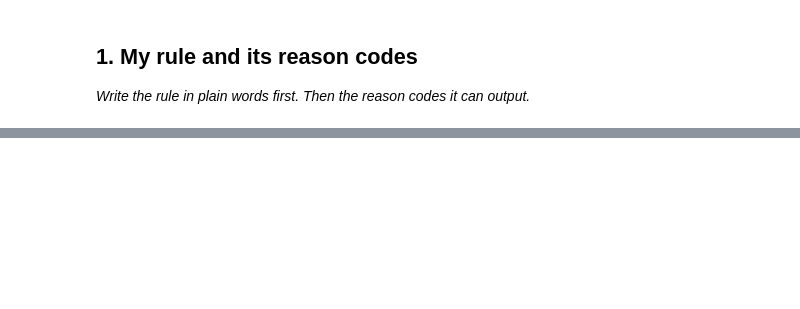
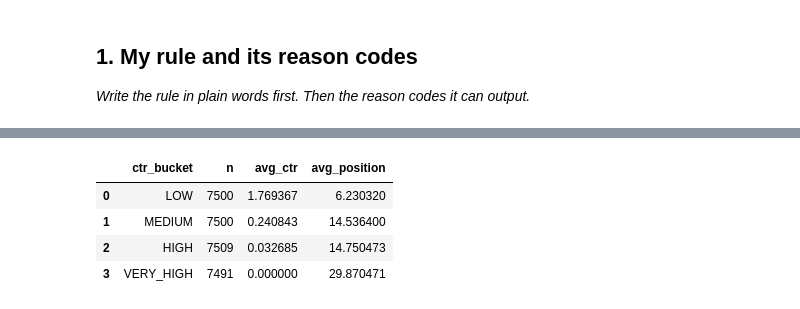
Before and after one commit to forhadmia231/flyrank-ml-internship, a Jupyter notebook: work/notebooks/w04_baseline_score.ipynb, the cells around one changed output, grey strips where cells are left out. Drawn from its saved outputs; the diff is of its cells as text; code cells hidden in the pictures; blank space fills up the shorter version.

```diff
--- a/work/notebooks/w04_baseline_score.ipynb
+++ b/work/notebooks/w04_baseline_score.ipynb
@@ -12,0 +56,42 @@ This skeleton is yours to fill. Work the sections **in order** — each one has
+# %%
+# Signal 1: CTR opportunity
+
+df["ctr_gap_signal"] = (
+    df["avg_position"] /
+    (df["ctr"] + 0.001)
+)
+
+
+df["ctr_bucket"] = pd.qcut(
+    df["ctr_gap_signal"],
+    4,
+    labels=[
+        "LOW",
+        "MEDIUM",
+        "HIGH",
+        "VERY_HIGH"
+    ]
+)
+
+
+ctr_table = (
+    df.groupby(
+        "ctr_bucket",
+        observed=True
+    )
+    .agg(
+        n=("content_id","count"),
+        avg_ctr=("ctr","mean"),
+        avg_position=("avg_position","mean")
+    )
+    .reset_index()
+)
+
+
+ctr_table
+# %% [output]
+|  | ctr_bucket | n | avg_ctr | avg_position |
+| 0 | LOW | 7500 | 1.769367 | 6.230320 |
+| 1 | MEDIUM | 7500 | 0.240843 | 14.536400 |
+| 2 | HIGH | 7509 | 0.032685 | 14.750473 |
+| 3 | VERY_HIGH | 7491 | 0.000000 | 29.870471 |
```
Also changed, not shown: parts of 23 cells of this notebook.
